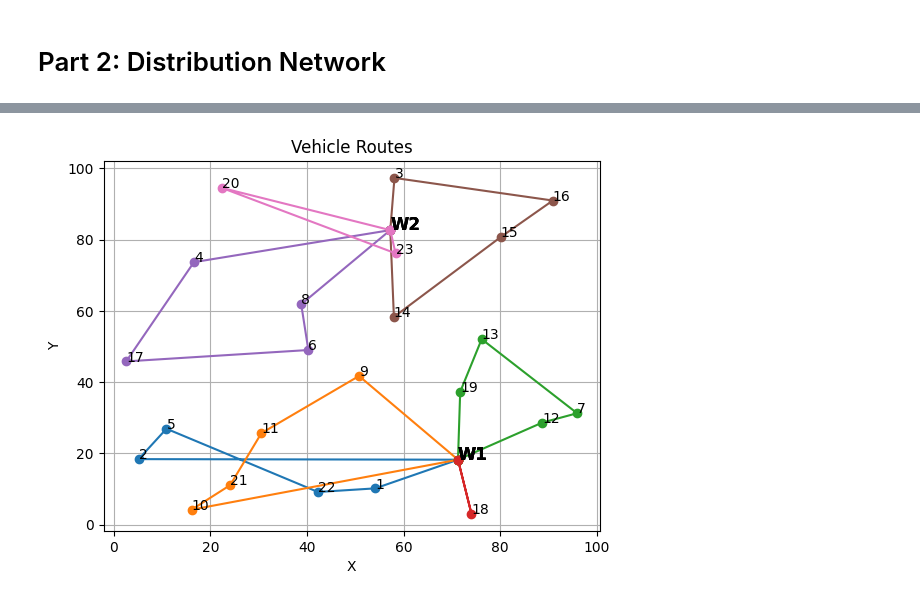
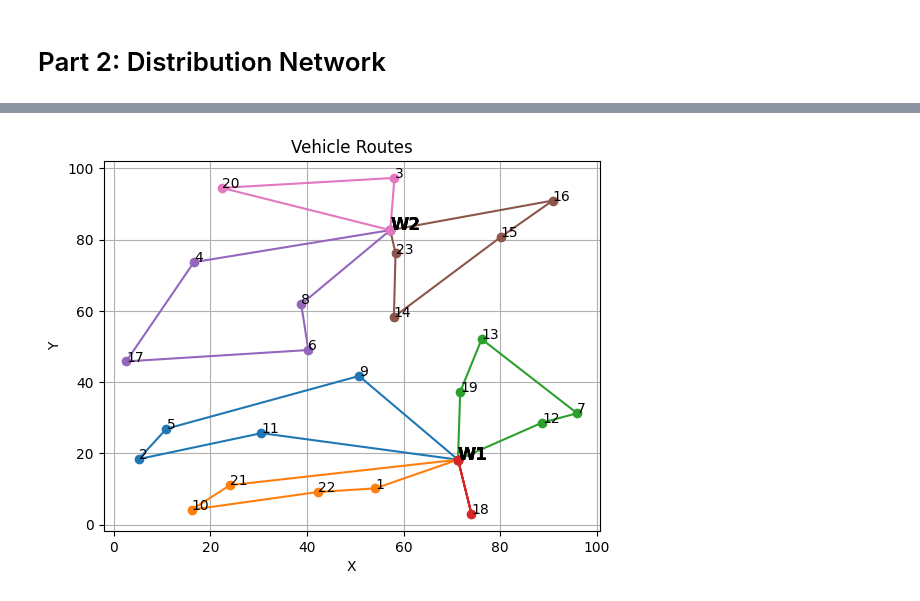
Before and after one commit to workingbetter/Optimisation_Project_2, a Jupyter notebook: Optimisation_3071806.ipynb, the cells around one changed output, grey strips where cells are left out. Drawn from its saved outputs; the diff is of its cells as text; code cells hidden in the pictures.

```diff
--- a/Optimisation_3071806.ipynb
+++ b/Optimisation_3071806.ipynb
@@ -339,6 +339,7 @@ import random
 import heapq
 import matplotlib.pyplot as plt
 from itertools import chain
+from itertools import product
 
 # Constants
 WAREHOUSES = ['W1', 'W2']
@@ -413,24 +414,13 @@ def ordered_crossover(parent1, parent2, warehouse):
     return child
 
 def calculate_cost(individual):
+    summary = route_summary(individual)
     total_cost = 0
-    for warehouse, stores in individual.items():
-        if not stores:
-            continue
-        vehicle_count = math.ceil(len(stores) / VAN_CAPACITY)
-        vehicle_cost = VAN_COST
-        if len(stores) > VAN_CAPACITY:
-            vehicle_count = math.ceil(len(stores) / LORRY_CAPACITY)
-            vehicle_cost = LORRY_COST
+    for warehouse, details in summary.items():
+        for _, _, _, route_cost in details['routes']:
+            total_cost += route_cost
+    return total_cost
 
-        cost = distance(warehouse, stores[0]) * vehicle_cost
-        for i in range(len(stores) - 1):
-            cost += distance(stores[i], stores[i + 1]) * vehicle_cost
-        cost += distance(stores[-1], warehouse) * vehicle_cost
-        cost *= vehicle_count
-        total_cost += cost
-
-    return total_cost
 
 
 def crossover(parent1, parent2):
@@ -479,26 +469,36 @@ def genetic_algorithm():
     return population[0]
 
 
+
+
 def route_summary(individual):
     summary = {}
     for warehouse, stores in individual.items():
         routes = []
 
-        for i in range(0, len(stores), VAN_CAPACITY):
-            route_stores = stores[i: i + VAN_CAPACITY]
+        for i in range(0, len(stores), LORRY_CAPACITY):
+            route_stores = stores[i: i + LORRY_CAPACITY]
 
-            van_cost = VAN_COST * (distance(warehouse, route_stores[0]) + distance(route_stores[-1], warehouse))
-            for j in range(len(route_stores) - 1):
-                van_cost += VAN_COST * distance(route_stores[j], route_stores[j + 1])
-
+            van_cost = 0
             lorry_cost = LORRY_COST * (distance(warehouse, route_stores[0]) + distance(route_stores[-1], warehouse))
             for j in range(len(route_stores) - 1):
                 lorry_cost += LORRY_COST * distance(route_stores[j], route_stores[j + 1])
 
-            if van_cost <= lorry_cost:
-                routes.append((warehouse, 'van', route_stores))
+            # Calculate the cost of using vans
+            for k in range(0, len(route_stores), VAN_CAPACITY):
+                sub_route_stores = route_stores[k: k + VAN_CAPACITY]
+                van_cost += VAN_COST * (distance(warehouse, sub_route_stores[0]) + distance(sub_route_stores[-1], warehouse))
+                for j in range(len(sub_route_stores) - 1):
+                    van_cost += VAN_COST * distance(sub_route_stores[j], sub_route_stores[j + 1])
+
+            min_cost = min(van_cost, lorry_cost)
+
+            if min_cost == van_cost:
+                for k in range(0, len(route_stores), VAN_CAPACITY):
+                    sub_route_stores = route_stores[k: k + VAN_CAPACITY]
+                    routes.append((warehouse, 'van', sub_route_stores, min_cost / (len(route_stores) // VAN_CAPACITY)))
             else:
-                routes.append((warehouse, 'lorry', route_stores))
+                routes.append((warehouse, 'lorry', route_stores, lorry_cost))
 
         summary[warehouse] = {
             'routes': routes,
@@ -508,13 +508,9 @@ def route_summary(individual):
 
 
 
-
-
-
-
 def plot_routes(summary):
     for warehouse, details in summary.items():
-        for _, vehicle_type, route_stores in details['routes']:
+        for _, vehicle_type, route_stores, _ in details['routes']:
             x = [LOCATIONS[warehouse][0]] + [LOCATIONS[store][0] for store in route_stores] + [LOCATIONS[warehouse][0]]
             y = [LOCATIONS[warehouse][1]] + [LOCATIONS[store][1] for store in route_stores] + [LOCATIONS[warehouse][1]]
 
@@ -529,6 +525,7 @@ def plot_routes(summary):
     plt.grid()
     plt.show()
 
+
 def main():
     best_individual = genetic_algorithm()
     total_cost = calculate_cost(best_individual)
@@ -542,13 +539,13 @@ def main():
 
     print("\nVehicle Requirements:")
     for warehouse, details in summary.items():
-        van_count = sum(1 for _, vehicle_type, _ in details['routes'] if vehicle_type == 'van')
-        lorry_count = sum(1 for _, vehicle_type, _ in details['routes'] if vehicle_type == 'lorry')
+        van_count = sum(1 for _, vehicle_type, _, _ in details['routes'] if vehicle_type == 'van')
+        lorry_count = sum(1 for _, vehicle_type, _, _ in details['routes'] if vehicle_type == 'lorry')
         print(f"{warehouse}: {van_count} vans, {lorry_count} lorries")
 
     print("\nRoutes:")
     for warehouse, details in summary.items():
-        for _, vehicle_type, route_stores in details['routes']:
+        for _, vehicle_type, route_stores, _ in details['routes']:
             print(f"{warehouse} -> {vehicle_type} -> {', '.join(map(str, route_stores))} -> {warehouse}")
 
     print(f"\nTotal Cost: £{total_cost}")
@@ -578,3 +575,3 @@ Total Cost: £1142.5853417402714
 
 Plotting Routes:
-[figure, old version]
+[figure, new version]
```
Also changed, not shown: parts of 3 cells of this notebook.
